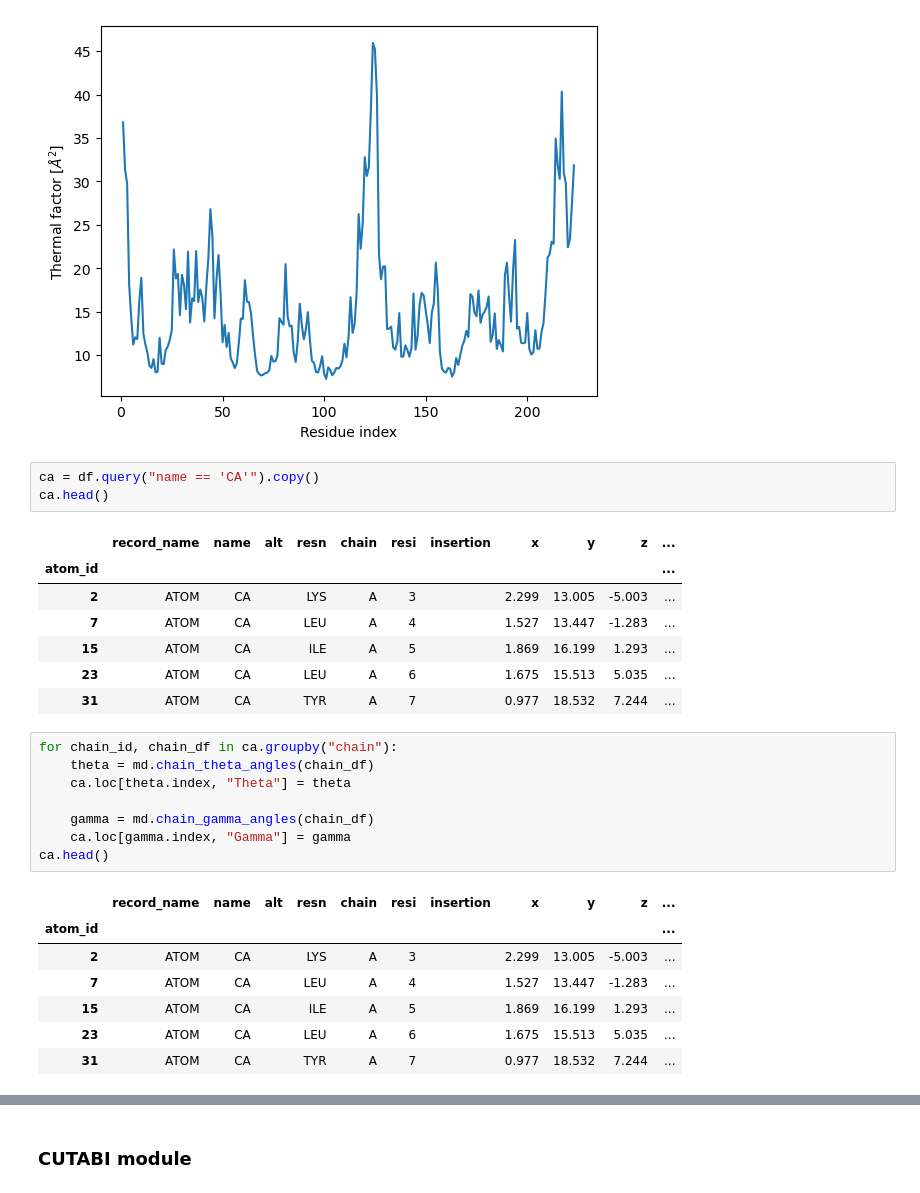
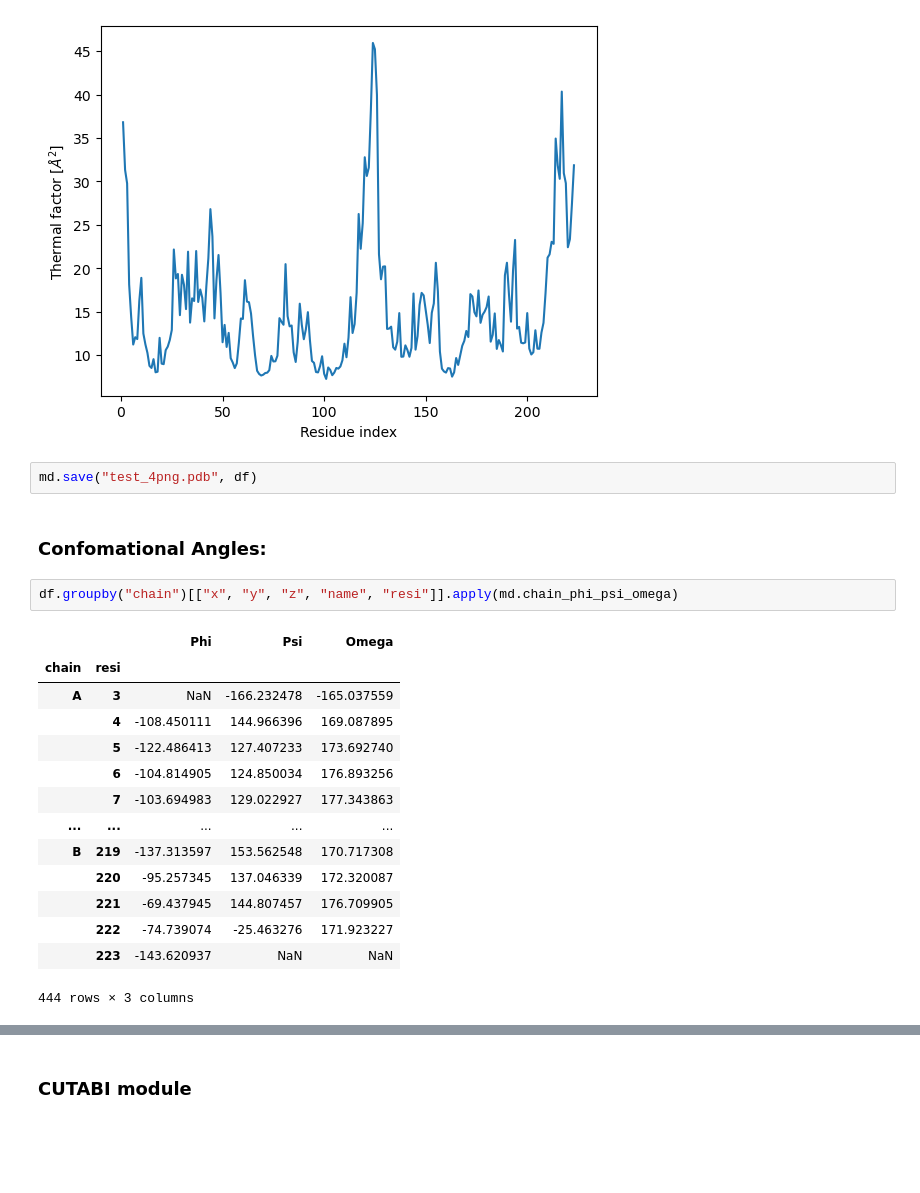
Before and after one commit to NicolasPetiot/md_manager, a Jupyter notebook: basic_usage.ipynb, the cells around one changed output, grey strips where cells are left out. Cells and saved outputs as stored; diff of their text form; blank space fills up the shorter version.

```diff
--- a/basic_usage.ipynb
+++ b/basic_usage.ipynb
@@ -26,30 +39,24 @@ df.groupby("resi").b.mean().plot(ylabel="Thermal factor [$\\AA^2$]", xlabel = "R
 # %% [output]
 <Axes: xlabel='Residue index', ylabel='Thermal factor [$\\AA^2$]'>
 [figure]
-# %%
-ca = df.query("name == 'CA'").copy()
-ca.head()
-# %% [output]
-|  | record_name | name | alt | resn | chain | resi | insertion | x | y | z | ... |
-| atom_id |  |  |  |  |  |  |  |  |  |  | ... |
-| 2 | ATOM | CA |  | LYS | A | 3 |  | 2.299 | 13.005 | -5.003 | ... |
-| 7 | ATOM | CA |  | LEU | A | 4 |  | 1.527 | 13.447 | -1.283 | ... |
-| 15 | ATOM | CA |  | ILE | A | 5 |  | 1.869 | 16.199 | 1.293 | ... |
-| 23 | ATOM | CA |  | LEU | A | 6 |  | 1.675 | 15.513 | 5.035 | ... |
-| 31 | ATOM | CA |  | TYR | A | 7 |  | 0.977 | 18.532 | 7.244 | ... |
-# %%
-for chain_id, chain_df in ca.groupby("chain"):
-    theta = md.chain_theta_angles(chain_df)
-    ca.loc[theta.index, "Theta"] = theta
-
-    gamma = md.chain_gamma_angles(chain_df)
-    ca.loc[gamma.index, "Gamma"] = gamma
-ca.head()
-# %% [output]
-|  | record_name | name | alt | resn | chain | resi | insertion | x | y | z | ... |
-| atom_id |  |  |  |  |  |  |  |  |  |  | ... |
-| 2 | ATOM | CA |  | LYS | A | 3 |  | 2.299 | 13.005 | -5.003 | ... |
-| 7 | ATOM | CA |  | LEU | A | 4 |  | 1.527 | 13.447 | -1.283 | ... |
-| 15 | ATOM | CA |  | ILE | A | 5 |  | 1.869 | 16.199 | 1.293 | ... |
-| 23 | ATOM | CA |  | LEU | A | 6 |  | 1.675 | 15.513 | 5.035 | ... |
-| 31 | ATOM | CA |  | TYR | A | 7 |  | 0.977 | 18.532 | 7.244 | ... |
+# %%
+md.save("test_4png.pdb", df)
+# %% [markdown]
+### Confomational Angles:
+# %%
+df.groupby("chain")[["x", "y", "z", "name", "resi"]].apply(md.chain_phi_psi_omega)
+# %% [output]
+|  |  | Phi | Psi | Omega |
+| chain | resi |  |  |  |
+| A | 3 | NaN | -166.232478 | -165.037559 |
+|  | 4 | -108.450111 | 144.966396 | 169.087895 |
+|  | 5 | -122.486413 | 127.407233 | 173.692740 |
+|  | 6 | -104.814905 | 124.850034 | 176.893256 |
+|  | 7 | -103.694983 | 129.022927 | 177.343863 |
+| ... | ... | ... | ... | ... |
+| B | 219 | -137.313597 | 153.562548 | 170.717308 |
+|  | 220 | -95.257345 | 137.046339 | 172.320087 |
+|  | 221 | -69.437945 | 144.807457 | 176.709905 |
+|  | 222 | -74.739074 | -25.463276 | 171.923227 |
+|  | 223 | -143.620937 | NaN | NaN |
+444 rows × 3 columns
```
Also changed, not shown: parts of 11 cells of this notebook, 1 other file.
